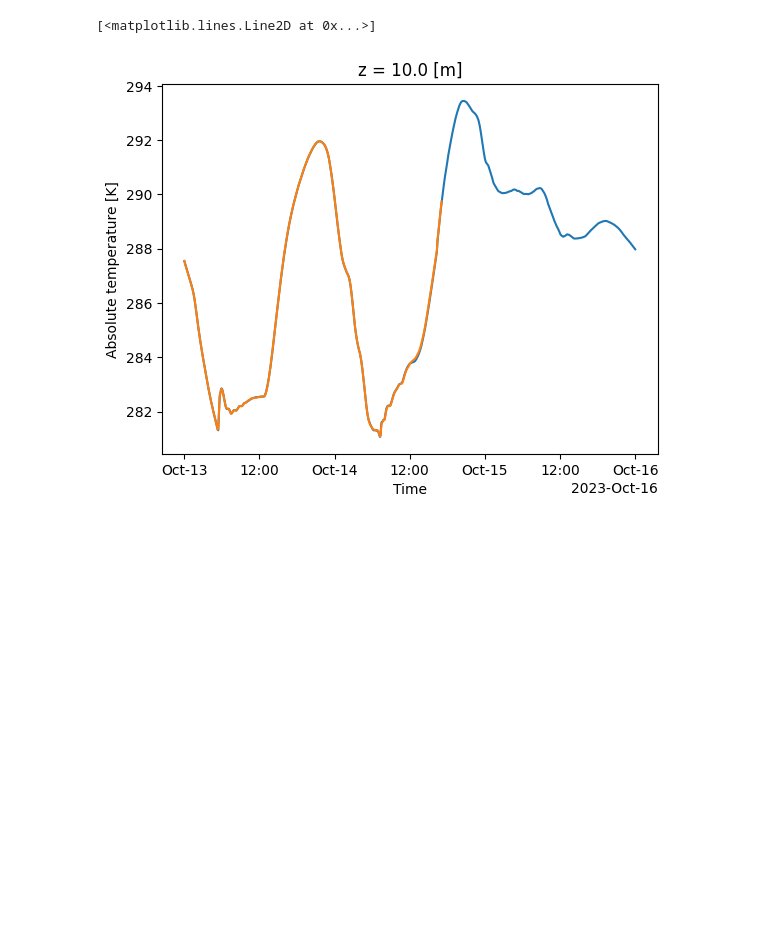
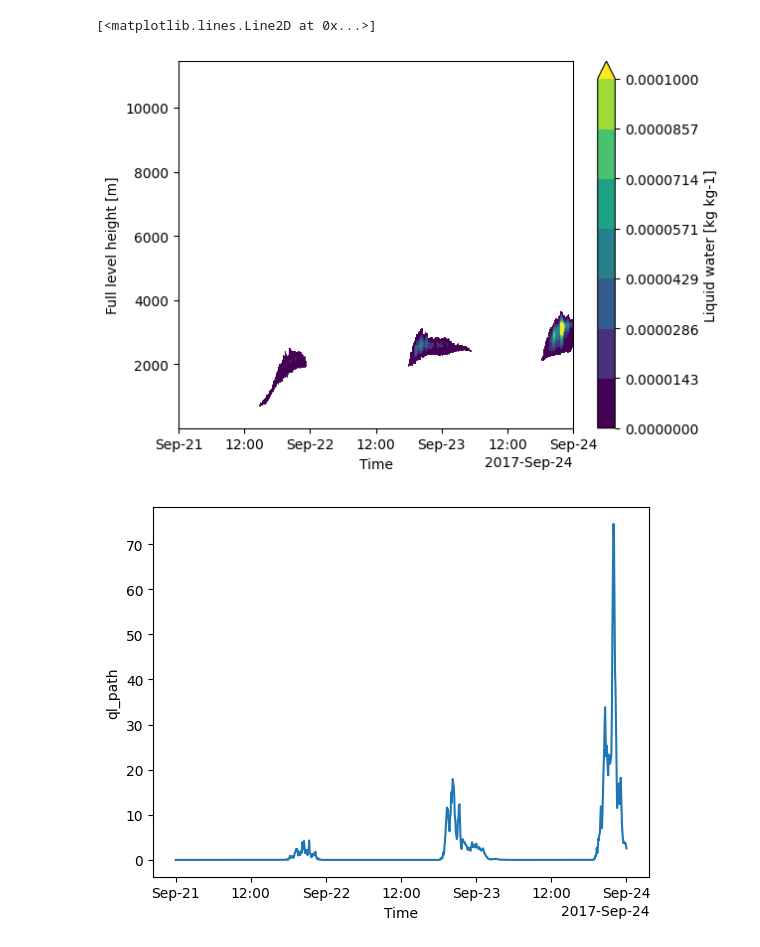
Before and after one commit to girishnigamanth/python_files, a Jupyter notebook: LSM/Untitled.ipynb, the cells around one changed output. Cells and saved outputs as stored; diff of their text form; code cells hidden in the pictures; blank space fills up the shorter version.

```diff
--- a/LSM/Untitled.ipynb
+++ b/LSM/Untitled.ipynb
@@ -1,15 +1,21 @@
 # %%
 import open_xarray as ox
 import numpy as np
 import xarray as xr
 import matplotlib.pyplot as pl
 
-ds=ox.open_xarray('/fs/ess/PFS0220/LSM/Eclipse/SGP_20231014/SGP.old.default.0000000.nc')
-ds1=ox.open_xarray('/fs/ess/PFS0220/LSM/Eclipse/SGP_20231014/SGP.default.0000000.nc')
+ds=ox.open_xarray('/fs/ess/PFS0220/LSM/SGP/SGP_20170922/SGP.default.0000000.nc')
+
+ds['ql']=ds['ql'].where(ds['ql']>0,np.nan)
+pl.figure()
+ds.ql.plot.contourf(x='time',y='z',levels=np.linspace(0,1e-4,8))
 
 pl.figure()
-ds.T.sel(z=10).plot.line(x='time')
-ds1.T.sel(z=10).plot.line(x='time')
+(ds['ql_path']*1000).plot.line(x='time')
+
+pl.figure()
+ds.T.isel(z=0).plot.line(x='time')
 # %% [output]
 [<matplotlib.lines.Line2D at 0x...>]
-[figure, old version]
+[figure, new version]
+[figure, added]
```
Also changed, not shown: parts of 1 cell of this notebook, 3 other files.
